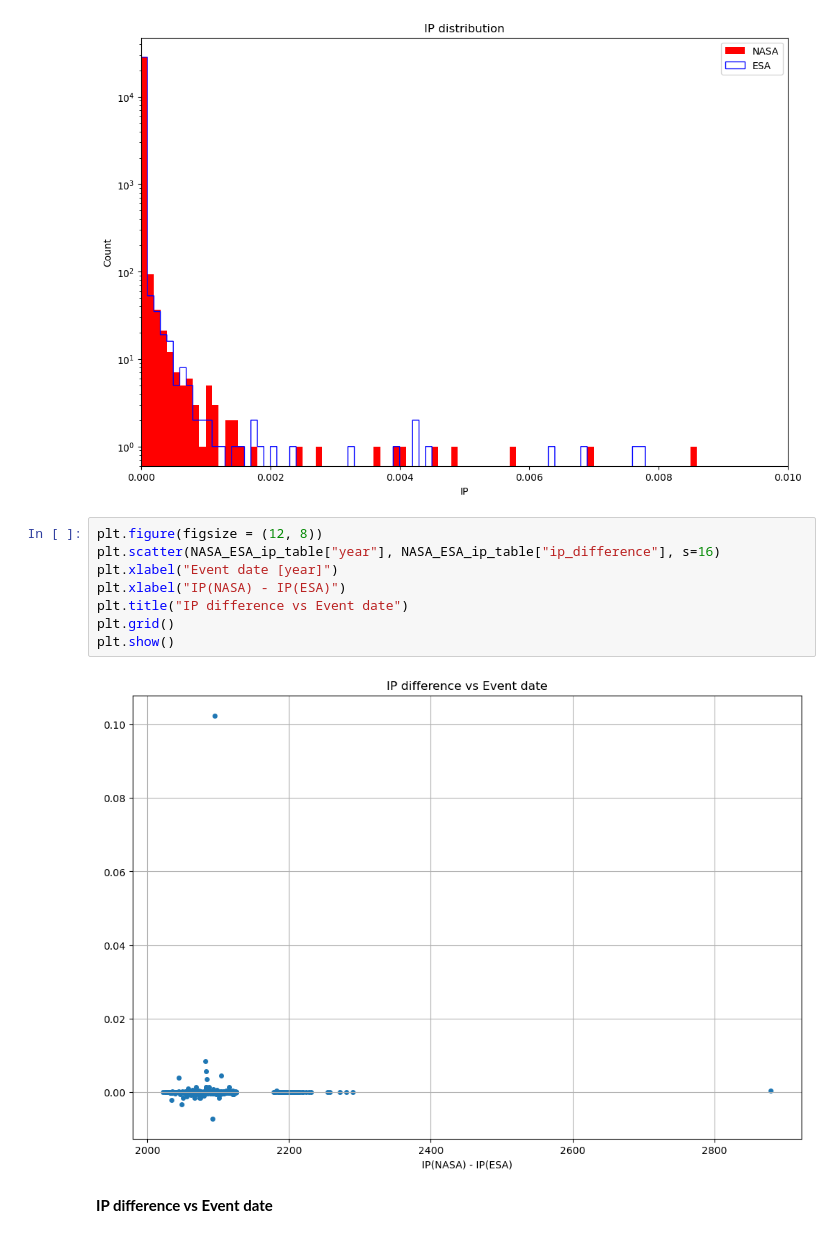
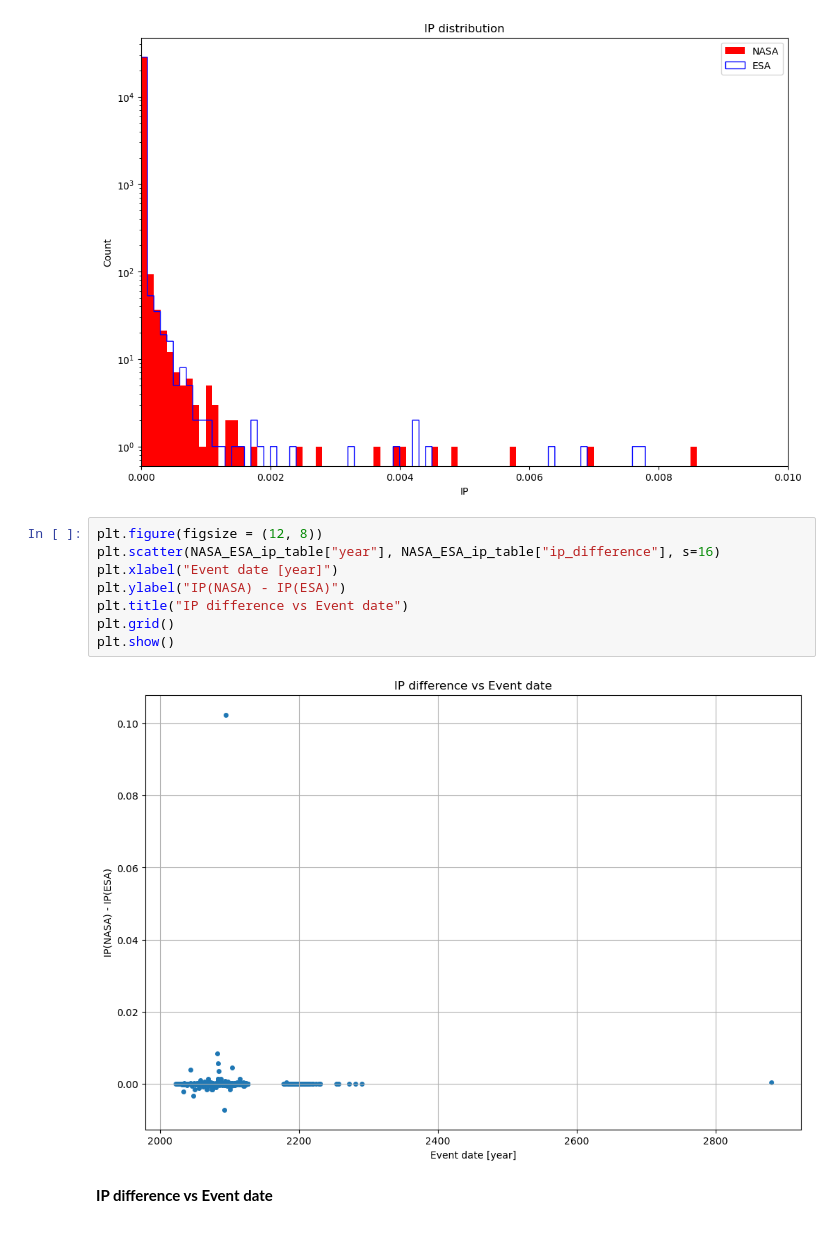
Before and after one commit to kiyo-astro/ASTR302_projectNEO, a Jupyter notebook: view_result.ipynb, the cells around one changed output. Saved outputs shown, nothing was run; the diff lists cells and outputs as text.

```diff
--- a/view_result.ipynb
+++ b/view_result.ipynb
@@ -139,13 +140,13 @@ plt.show()
 # %%
 plt.figure(figsize = (12, 8))
 plt.scatter(NASA_ESA_ip_table["year"], NASA_ESA_ip_table["ip_difference"], s=16)
 plt.xlabel("Event date [year]")
-plt.xlabel("IP(NASA) - IP(ESA)")
+plt.ylabel("IP(NASA) - IP(ESA)")
 plt.title("IP difference vs Event date")
 plt.grid()
 plt.show()
 # %% [output]
-[figure, old version]
+[figure, new version]
 # %% [markdown]
 **IP difference vs Event date**
 # %%
```
Also changed, not shown: parts of 2 cells of this notebook.
